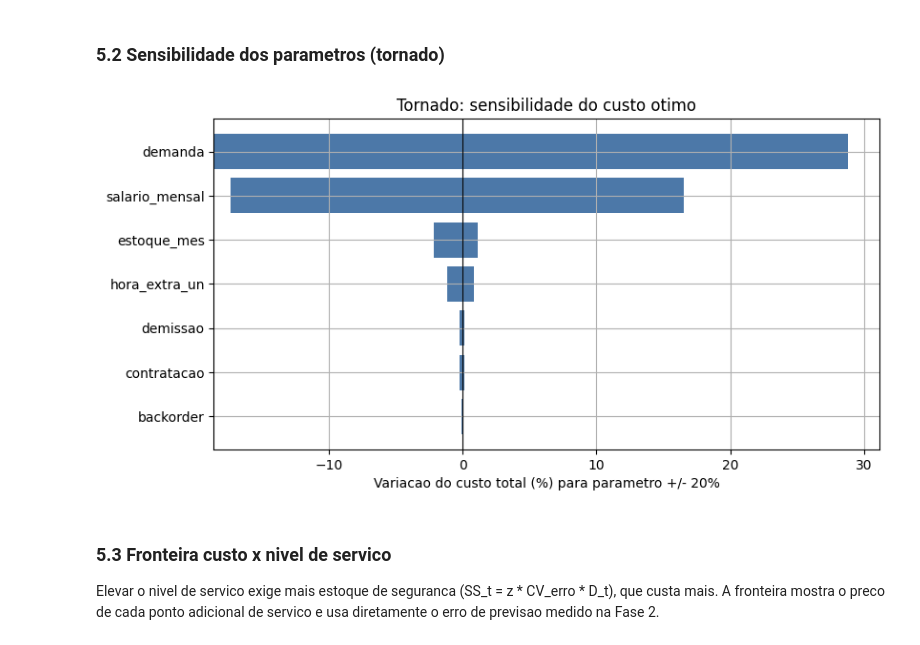
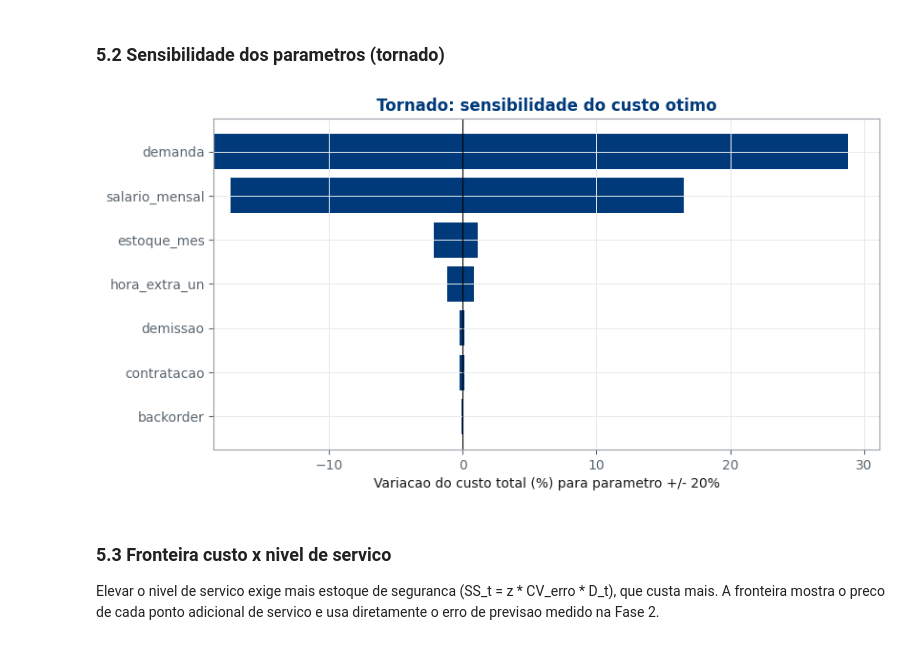
Before and after one commit to tiagondim-cpu/projeto-final-pcp, a Jupyter notebook: notebooks/projeto_pcp.ipynb, the cells around one changed output. Cells and saved outputs as stored; diff of their text form; code cells hidden in the pictures.

```diff
--- a/notebooks/projeto_pcp.ipynb
+++ b/notebooks/projeto_pcp.ipynb
@@ -37,9 +37,11 @@ from parametros import (demanda_esperada, demanda_simulada, serie_historica,
                         CUSTOS, CAPACIDADE, HORIZONTE_MESES,
                         NIVEL_SERVICO_ALVO, Z_NIVEL_SERVICO, DEMANDA)
 from modelo import resolve_pap
+import estilo
+from estilo import C_REGULAR, C_EXTRA, C_ESTOQUE, C_DESTAQUE, C_REF
+estilo.aplicar_estilo()
 
 plt.rcParams['figure.figsize'] = (9, 4)
-plt.rcParams['axes.grid'] = True
 print(f'SEED = {SEED} | horizonte = {HORIZONTE_MESES} meses | '
       f'nivel de servico alvo = {NIVEL_SERVICO_ALVO:.0%}')
 # %% [output]
@@ -343,34 +345,34 @@ e mantida ate o pico. Fora da janela de aperto, capacidade ociosa nao vale nada.
 # %%
 base_cost = res.custo_total
 delta = 0.20
 
 def custo_com_custo(param, fator):
     return resolve_pap(D_esp, 'misto', custos={param: CUSTOS[param] * fator}).custo_total
 
 linhas = []
 for p in ['salario_mensal', 'hora_extra_un', 'estoque_mes',
           'contratacao', 'demissao', 'backorder']:
     lo = (custo_com_custo(p, 1 - delta) / base_cost - 1) * 100
     hi = (custo_com_custo(p, 1 + delta) / base_cost - 1) * 100
     linhas.append((p, lo, hi))
 # demanda +/- 20%
 lo_d = (resolve_pap(D_esp * (1 - delta), 'misto').custo_total / base_cost - 1) * 100
 hi_d = (resolve_pap(D_esp * (1 + delta), 'misto').custo_total / base_cost - 1) * 100
 linhas.append(('demanda', lo_d, hi_d))
 
 linhas.sort(key=lambda r: abs(r[2] - r[1]))
 nomes = [r[0] for r in linhas]
 fig, ax = plt.subplots(figsize=(9, 4.5))
 for i, (nome, lo, hi) in enumerate(linhas):
-    ax.barh(i, hi - lo, left=min(lo, hi), color='#4C78A8')
+    ax.barh(i, hi - lo, left=min(lo, hi), color=C_REGULAR)
 ax.set_yticks(range(len(nomes)))
 ax.set_yticklabels(nomes)
 ax.axvline(0, color='k', lw=0.8)
 ax.set(xlabel='Variacao do custo total (%) para parametro +/- 20%',
        title='Tornado: sensibilidade do custo otimo')
 plt.show()
 # %% [output]
-[figure, old version]
+[figure, new version]
 # %% [markdown]
 ### 5.3 Fronteira custo x nivel de servico
 
```
Also changed, not shown: parts of 10 cells of this notebook, 20 other files.
